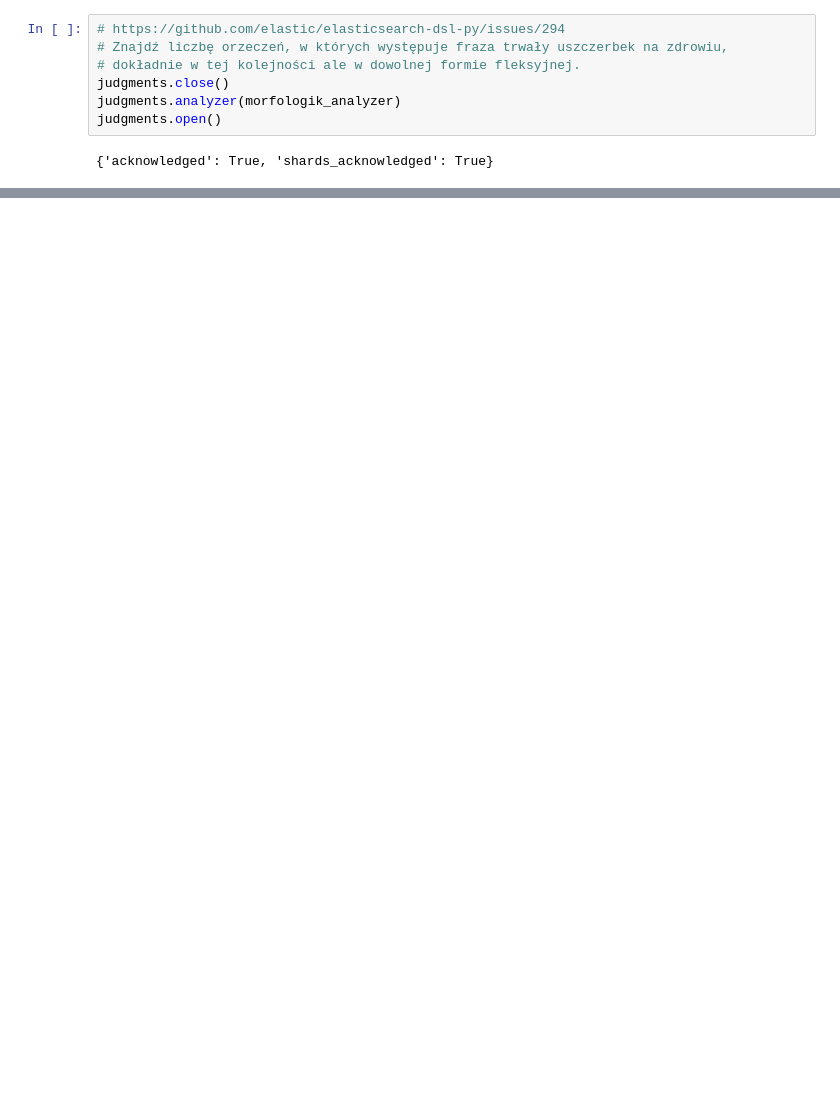
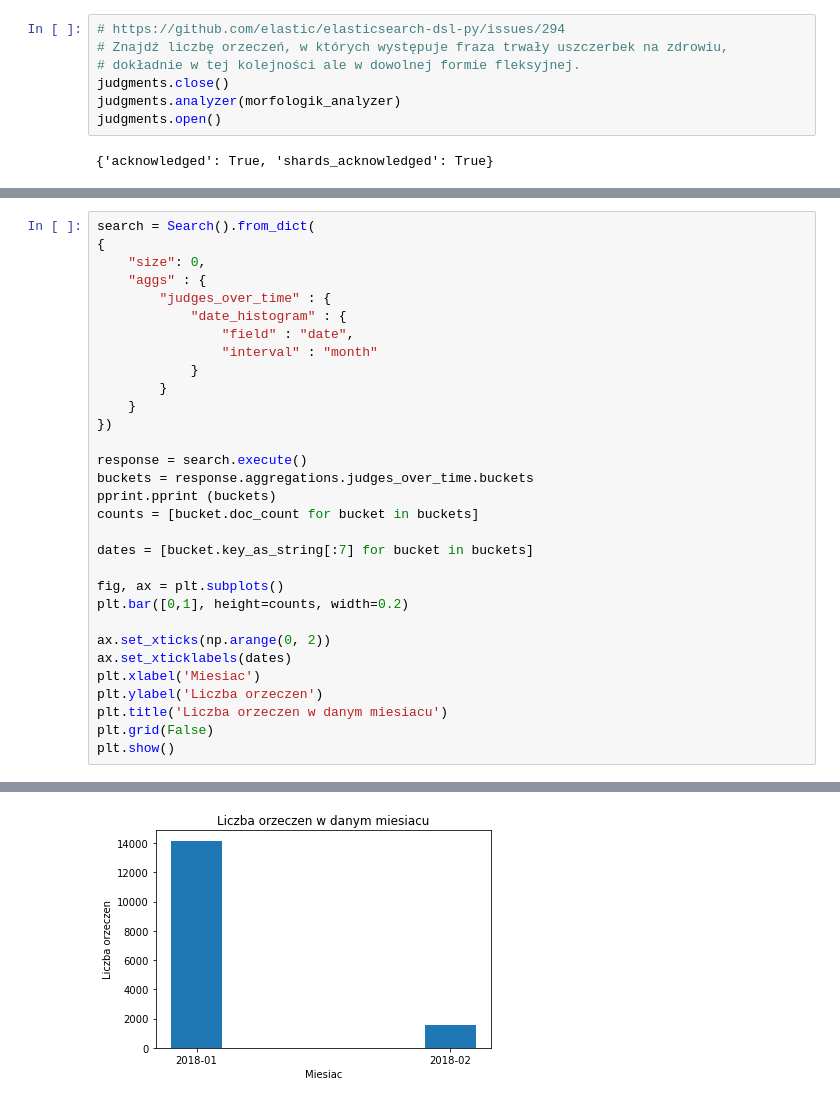
Before and after one commit to grzegorzborkowski/pjn-lab, a Jupyter notebook: lab2/elastic.ipynb, the cells around one changed output, grey strips where cells are left out. Cells and saved outputs as stored; diff of their text form; blank space fills up the shorter version.

Commit message:
Aggregation queries

```diff
--- a/lab2/elastic.ipynb
+++ b/lab2/elastic.ipynb
@@ -121,0 +153,32 @@ Liczba orzeczen w ktorych wystepuje trwały uczerbek na zdrowiu (wraz z odmianam
+# %%
+search = Search().from_dict(
+{
+    "size": 0,
+    "aggs" : {
+        "judges_over_time" : {
+            "date_histogram" : {
+                "field" : "date",
+                "interval" : "month"
+            }
+        }
+    }
+})
+
+response = search.execute()
+buckets = response.aggregations.judges_over_time.buckets
+pprint.pprint (buckets)
+counts = [bucket.doc_count for bucket in buckets]
+
+dates = [bucket.key_as_string[:7] for bucket in buckets]
+
+fig, ax = plt.subplots()
+plt.bar([0,1], height=counts, width=0.2)
+
+ax.set_xticks(np.arange(0, 2))
+ax.set_xticklabels(dates)
+plt.xlabel('Miesiac')
+plt.ylabel('Liczba orzeczen')
+plt.title('Liczba orzeczen w danym miesiacu')
+plt.grid(False)
+plt.show()
+# %% [output]
@@ -121,0 +186 @@ Liczba orzeczen w ktorych wystepuje trwały uczerbek na zdrowiu (wraz z odmianam
+[figure, added]
```
Also changed, not shown: parts of 8 cells of this notebook.
